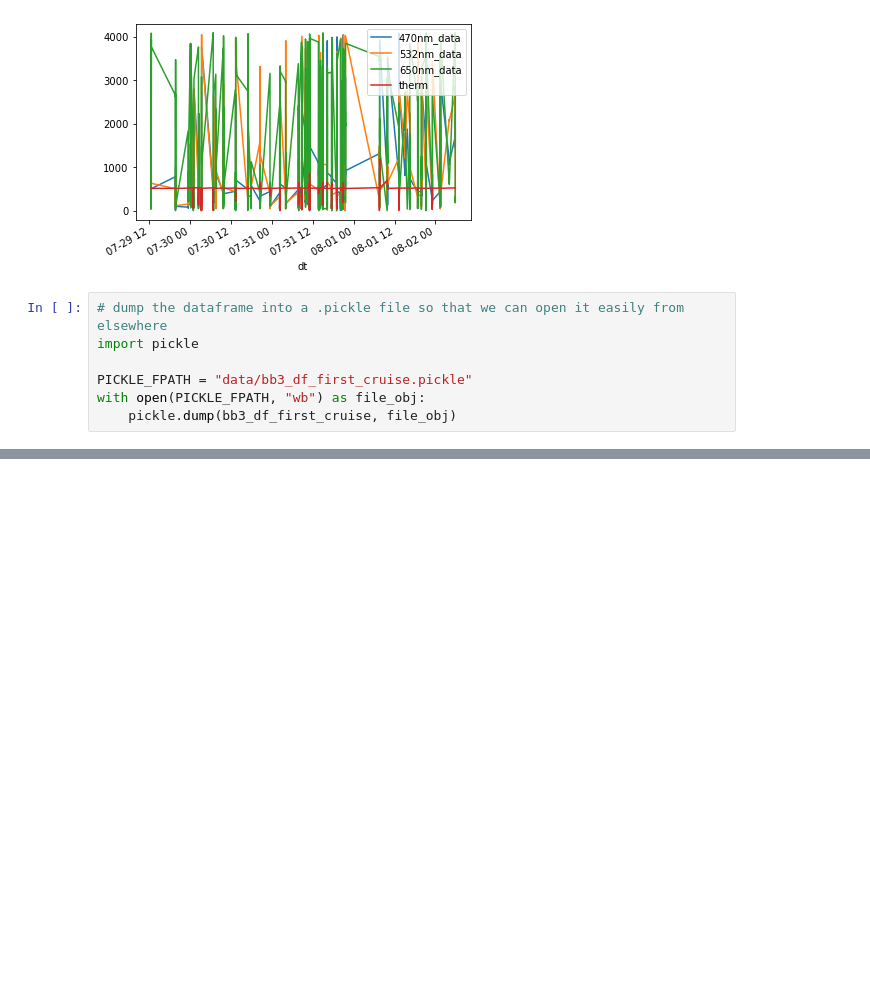
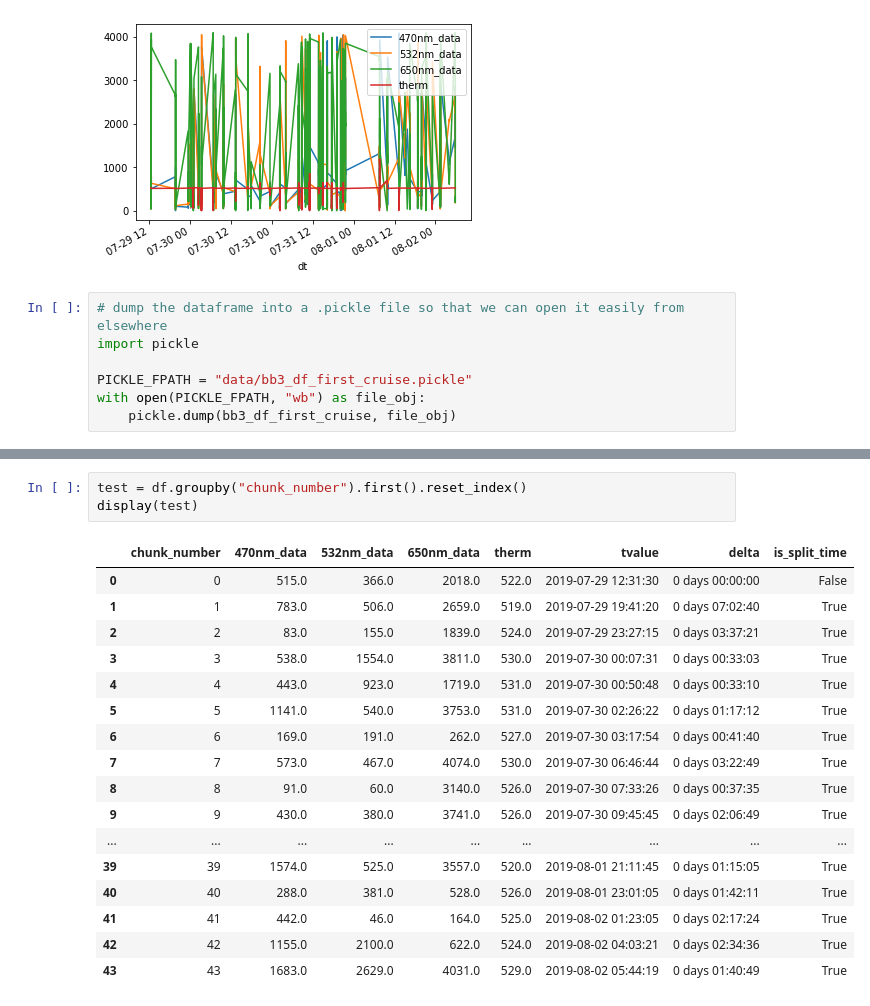
Before and after one commit to USF-IMARS/bb3_matchup, a Jupyter notebook: bb3_cleanup_w_siteID.ipynb, the cells around one changed output, grey strips where cells are left out. Cells and saved outputs as stored; diff of their text form; blank space fills up the shorter version.

```diff
--- a/bb3_cleanup_w_siteID.ipynb
+++ b/bb3_cleanup_w_siteID.ipynb
@@ -273,3 +271,24 @@ number of split times: 43
+# %%
+test = df.groupby("chunk_number").first().reset_index()
+display(test)
+# %% [output]
+|  | chunk_number | 470nm_data | 532nm_data | 650nm_data | therm | tvalue | delta | is_split_time |
+| 0 | 0 | 515.0 | 366.0 | 2018.0 | 522.0 | 2019-07-29 12:31:30 | 0 days 00:00:00 | False |
+| 1 | 1 | 783.0 | 506.0 | 2659.0 | 519.0 | 2019-07-29 19:41:20 | 0 days 07:02:40 | True |
+| 2 | 2 | 83.0 | 155.0 | 1839.0 | 524.0 | 2019-07-29 23:27:15 | 0 days 03:37:21 | True |
+| 3 | 3 | 538.0 | 1554.0 | 3811.0 | 530.0 | 2019-07-30 00:07:31 | 0 days 00:33:03 | True |
+| 4 | 4 | 443.0 | 923.0 | 1719.0 | 531.0 | 2019-07-30 00:50:48 | 0 days 00:33:10 | True |
+| 5 | 5 | 1141.0 | 540.0 | 3753.0 | 531.0 | 2019-07-30 02:26:22 | 0 days 01:17:12 | True |
+| 6 | 6 | 169.0 | 191.0 | 262.0 | 527.0 | 2019-07-30 03:17:54 | 0 days 00:41:40 | True |
+| 7 | 7 | 573.0 | 467.0 | 4074.0 | 530.0 | 2019-07-30 06:46:44 | 0 days 03:22:49 | True |
+| 8 | 8 | 91.0 | 60.0 | 3140.0 | 526.0 | 2019-07-30 07:33:26 | 0 days 00:37:35 | True |
+| 9 | 9 | 430.0 | 380.0 | 3741.0 | 526.0 | 2019-07-30 09:45:45 | 0 days 02:06:49 | True |
+| ... | ... | ... | ... | ... | ... | ... | ... | ... |
+| 39 | 39 | 1574.0 | 525.0 | 3557.0 | 520.0 | 2019-08-01 21:11:45 | 0 days 01:15:05 | True |
+| 40 | 40 | 288.0 | 381.0 | 528.0 | 526.0 | 2019-08-01 23:01:05 | 0 days 01:42:11 | True |
+| 41 | 41 | 442.0 | 46.0 | 164.0 | 525.0 | 2019-08-02 01:23:05 | 0 days 02:17:24 | True |
+| 42 | 42 | 1155.0 | 2100.0 | 622.0 | 524.0 | 2019-08-02 04:03:21 | 0 days 02:34:36 | True |
+| 43 | 43 | 1683.0 | 2629.0 | 4031.0 | 529.0 | 2019-08-02 05:44:19 | 0 days 01:40:49 | True |
 # %%
 # create mask which selects for negative deltas
 m = (df['delta'] < pandas.Timedelta('0 days'))
```
Also changed, not shown: parts of 6 cells of this notebook.
